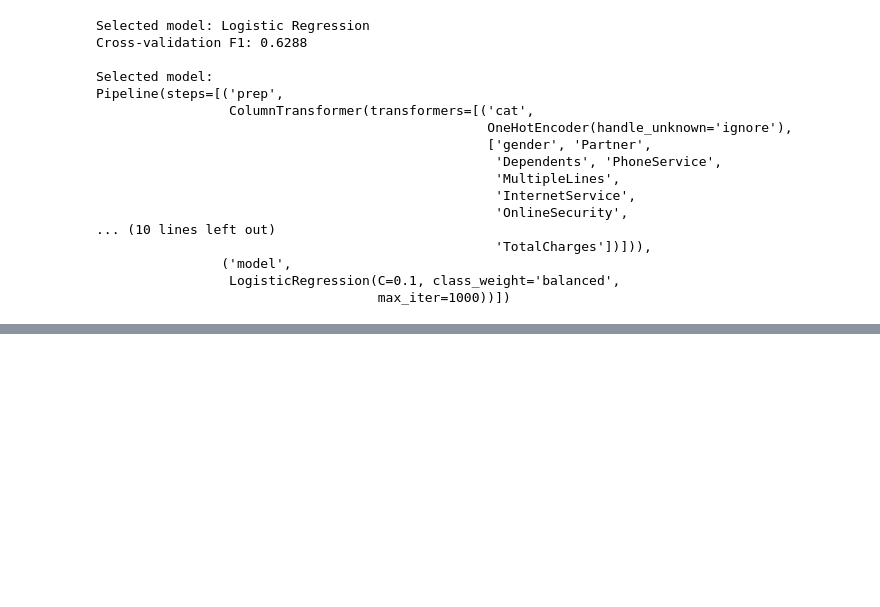
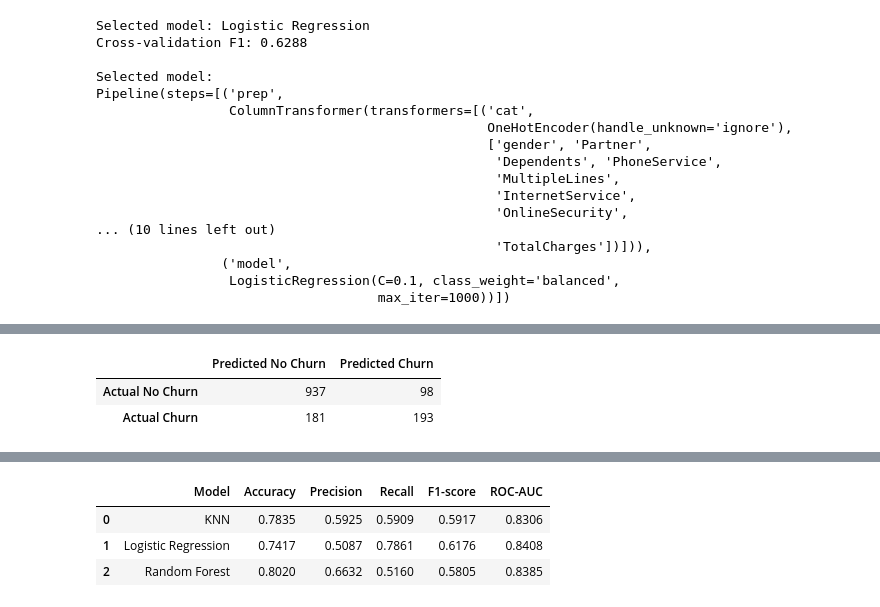
Before and after one commit to Tharul-Fernando/CM2604-Telco-Customer-Churn, a Jupyter notebook: 03_Model_Training.ipynb, the cells around one changed output, grey strips where cells are left out. Saved outputs shown, nothing was run; the diff lists cells and outputs as text; code cells hidden in the pictures; blank space fills up the shorter version.

Commit message:
Created using Colab: Complete model tuning and final evaluation

```diff
--- a/03_Model_Training.ipynb
+++ b/03_Model_Training.ipynb
@@ -821,0 +833,71 @@ The final evaluation will be performed on the held-out test set, which has not b
+# %%
+# Import evaluation metrics
+from sklearn.metrics import (
+    accuracy_score,
+    precision_score,
+    recall_score,
+    f1_score,
+    confusion_matrix,
+    classification_report,
+    roc_auc_score
+)
+
+# Store evaluation results
+evaluation_results = []
+
+# Evaluate each tuned model
+for model_name, model in tuned_models.items():
+
+    print("\n","=" * 50)
+    print(model_name)
+    print("=" * 50)
+
+    # Make predictions
+    y_pred = model.predict(X_test)
+
+    # Get probabilities for the positive class (Churn = 1)
+    y_prob = model.predict_proba(X_test)[:, 1]
+
+    # Calculate evaluation metrics
+    accuracy = accuracy_score(y_test, y_pred)
+    precision = precision_score(y_test, y_pred)
+    recall = recall_score(y_test, y_pred)
+    f1 = f1_score(y_test, y_pred)
+    roc_auc = roc_auc_score(y_test, y_prob)
+
+    # Store results
+    evaluation_results.append({
+        "Model": model_name,
+        "Accuracy": accuracy,
+        "Precision": precision,
+        "Recall": recall,
+        "F1-score": f1,
+        "ROC-AUC": roc_auc
+    })
+
+    # Display confusion matrix
+    cm = confusion_matrix(y_test, y_pred, labels=[0, 1])
+
+    print("\nConfusion Matrix:")
+    display(pd.DataFrame(
+        cm,
+        index=["Actual No Churn", "Actual Churn"],
+        columns=["Predicted No Churn", "Predicted Churn"]
+    ))
+
+    # Display classification report
+    print("\nClassification Report:")
+    print(classification_report(
+        y_test,
+        y_pred,
+        labels=[0, 1],
+        target_names=["No Churn", "Churn"],
+        zero_division=0
+    ))
+
+# Display overall comparison
+evaluation_summary = pd.DataFrame(evaluation_results)
+
+print("\nFinal Model Evaluation Summary:")
+display(evaluation_summary.round(4))
+# %% [output]
@@ -821,0 +947,3 @@ The final evaluation will be performed on the held-out test set, which has not b
+|  | Predicted No Churn | Predicted Churn |
+| Actual No Churn | 937 | 98 |
+| Actual Churn | 181 | 193 |
@@ -821,0 +962,4 @@ The final evaluation will be performed on the held-out test set, which has not b
+|  | Model | Accuracy | Precision | Recall | F1-score | ROC-AUC |
+| 0 | KNN | 0.7835 | 0.5925 | 0.5909 | 0.5917 | 0.8306 |
+| 1 | Logistic Regression | 0.7417 | 0.5087 | 0.7861 | 0.6176 | 0.8408 |
+| 2 | Random Forest | 0.8020 | 0.6632 | 0.5160 | 0.5805 | 0.8385 |
```
Also changed, not shown: parts of 3 cells of this notebook.
